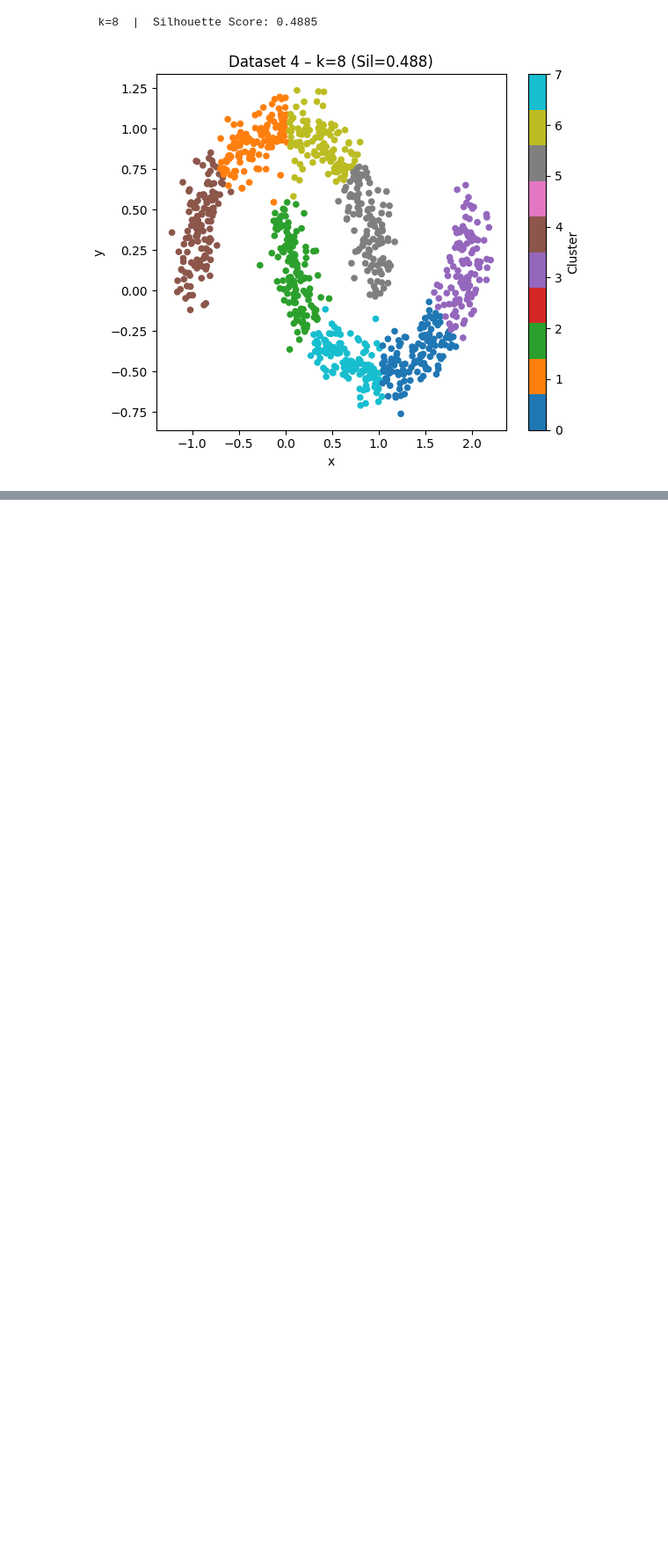
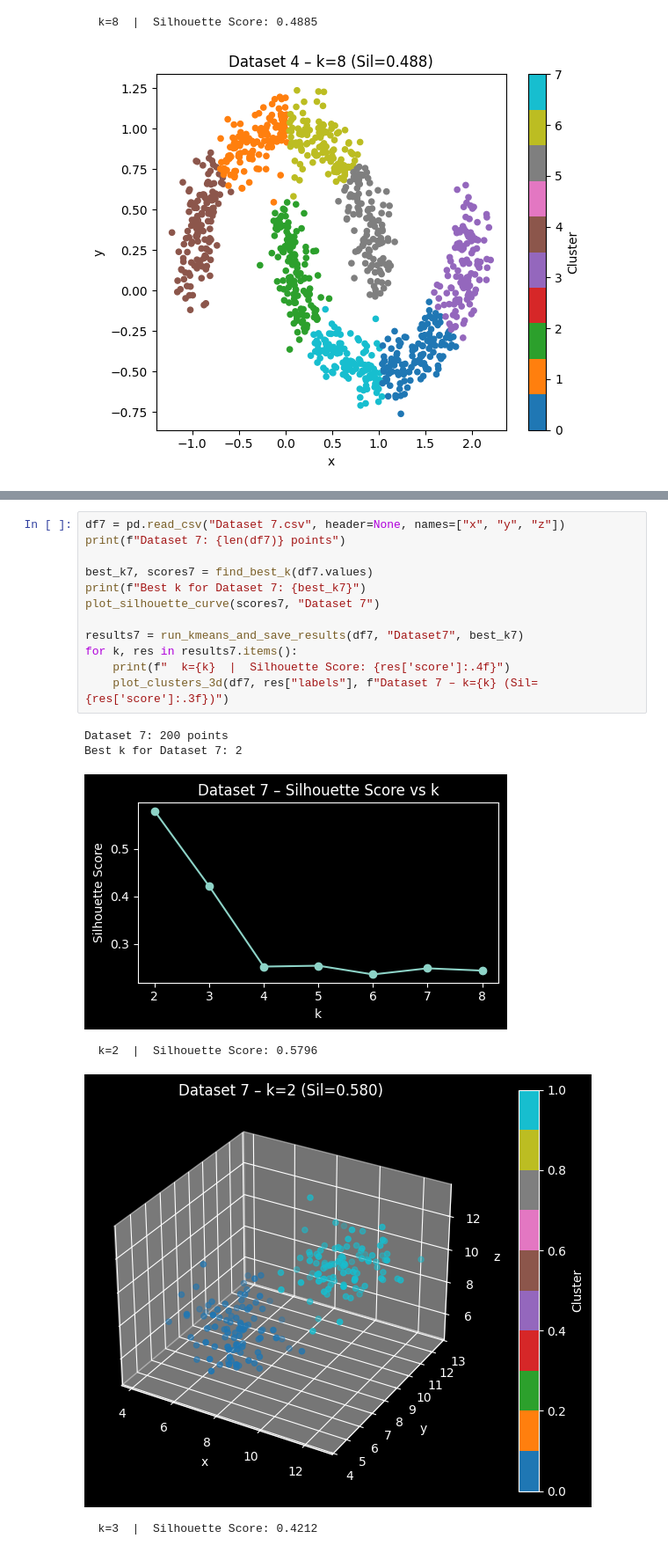
Before and after one commit to SpencerTSmith/MLF-Project3, a Jupyter notebook: project3_clustering.ipynb, the cells around one changed output, grey strips where cells are left out. Shown at 88% size. Cells and saved outputs as stored; diff of their text form; blank space fills up the shorter version.

```diff
--- a/project3_clustering.ipynb
+++ b/project3_clustering.ipynb
@@ -202,0 +272,19 @@ Best k for Dataset 4: 7
+# %%
+df7 = pd.read_csv("Dataset 7.csv", header=None, names=["x", "y", "z"])
+print(f"Dataset 7: {len(df7)} points")
+
+best_k7, scores7 = find_best_k(df7.values)
+print(f"Best k for Dataset 7: {best_k7}")
+plot_silhouette_curve(scores7, "Dataset 7")
+
+results7 = run_kmeans_and_save_results(df7, "Dataset7", best_k7)
+for k, res in results7.items():
+    print(f"  k={k}  |  Silhouette Score: {res['score']:.4f}")
+    plot_clusters_3d(df7, res["labels"], f"Dataset 7 – k={k} (Sil={res['score']:.3f})")
+# %% [output]
+Dataset 7: 200 points
+Best k for Dataset 7: 2
+[figure, added]
+  k=2  |  Silhouette Score: 0.5796
+[figure, added]
+  k=3  |  Silhouette Score: 0.4212
```
Also changed, not shown: parts of 8 cells of this notebook, 22 other files.
